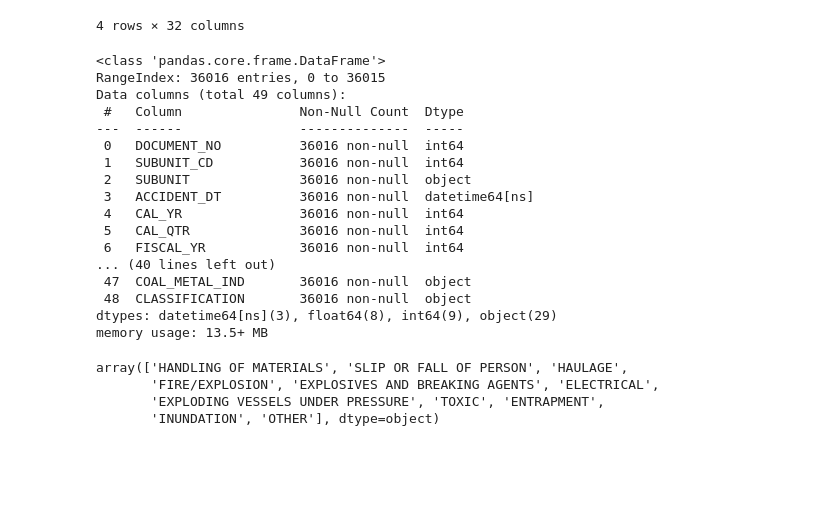
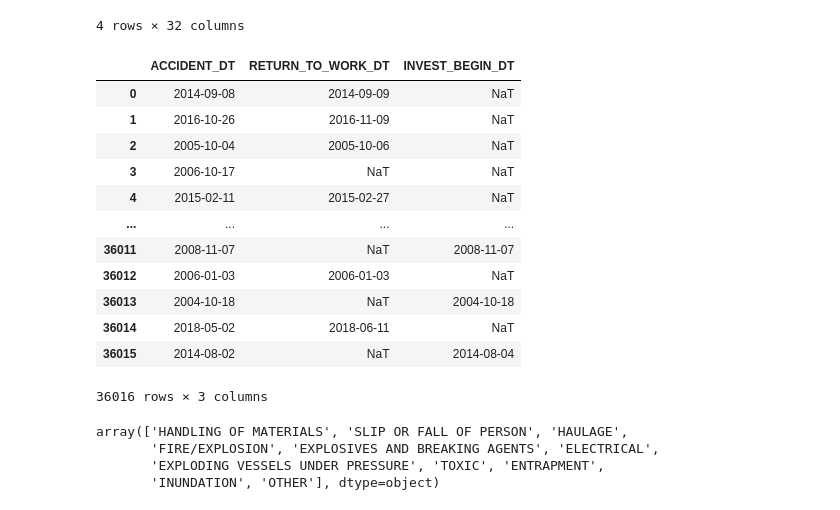
Before and after one commit to SrijanWMXJ/Trilytic, a Jupyter notebook: EDA.ipynb, the cells around one changed output. Saved outputs shown, nothing was run; the diff lists cells and outputs as text; code cells hidden in the pictures; blank space fills up the shorter version.

```diff
--- a/EDA.ipynb
+++ b/EDA.ipynb
@@ -84,24 +83,20 @@ df['ACCIDENT_DT'] = pd.to_datetime(df['ACCIDENT_DT'])
 df['RETURN_TO_WORK_DT'] = pd.to_datetime(df['RETURN_TO_WORK_DT'])
 df['INVEST_BEGIN_DT'] = pd.to_datetime(df['INVEST_BEGIN_DT'])
 # %%
-# Print the dataframe structure
-df.info()
+# Print the dataframe structure of the selected  columns 'ACCIDENT_DT' , 'RETURN_TO_WORK_DT' and 'INVEST_BEGIN_DT'
+df[['ACCIDENT_DT', 'RETURN_TO_WORK_DT', 'INVEST_BEGIN_DT']]
 # %% [output]
+|  | ACCIDENT_DT | RETURN_TO_WORK_DT | INVEST_BEGIN_DT |
+| 0 | 2014-09-08 | 2014-09-09 | NaT |
+| 1 | 2016-10-26 | 2016-11-09 | NaT |
+| 2 | 2005-10-04 | 2005-10-06 | NaT |
+| 3 | 2006-10-17 | NaT | NaT |
+| 4 | 2015-02-11 | 2015-02-27 | NaT |
+| ... | ... | ... | ... |
+| 36011 | 2008-11-07 | NaT | 2008-11-07 |
+| 36012 | 2006-01-03 | 2006-01-03 | NaT |
+| 36013 | 2004-10-18 | NaT | 2004-10-18 |
+| 36014 | 2018-05-02 | 2018-06-11 | NaT |
+| 36015 | 2014-08-02 | NaT | 2014-08-04 |
-<class 'pandas.core.frame.DataFrame'>
-RangeIndex: 36016 entries, 0 to 36015
-Data columns (total 49 columns):
- #   Column               Non-Null Count  Dtype
----  ------               --------------  -----
- 0   DOCUMENT_NO          36016 non-null  int64
- 1   SUBUNIT_CD           36016 non-null  int64
- 2   SUBUNIT              36016 non-null  object
- 3   ACCIDENT_DT          36016 non-null  datetime64[ns]
- 4   CAL_YR               36016 non-null  int64
- 5   CAL_QTR              36016 non-null  int64
- 6   FISCAL_YR            36016 non-null  int64
-... (40 lines left out)
- 47  COAL_METAL_IND       36016 non-null  object
- 48  CLASSIFICATION       36016 non-null  object
-dtypes: datetime64[ns](3), float64(8), int64(9), object(29)
-memory usage: 13.5+ MB
+36016 rows × 3 columns
 # %%
```
Also changed, not shown: parts of 7 cells of this notebook.
